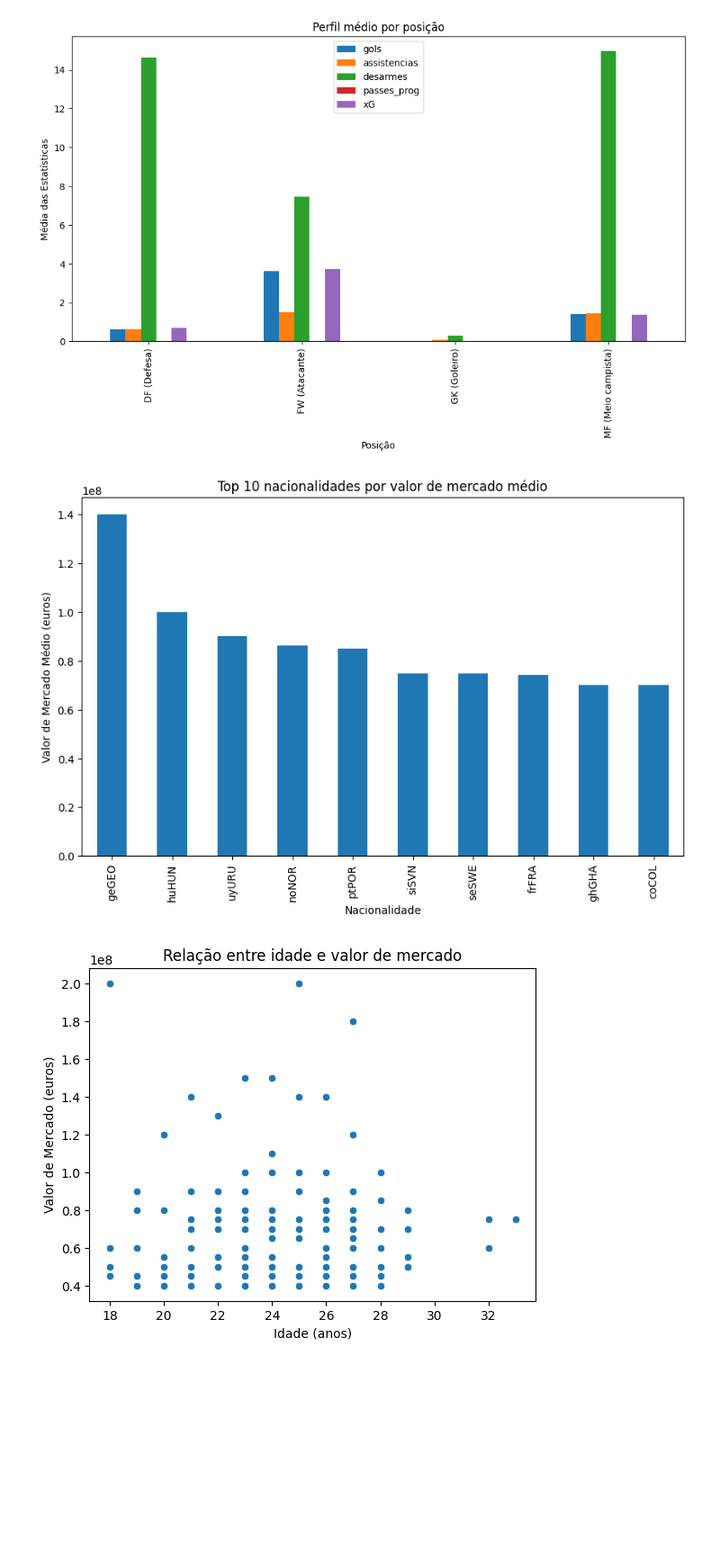
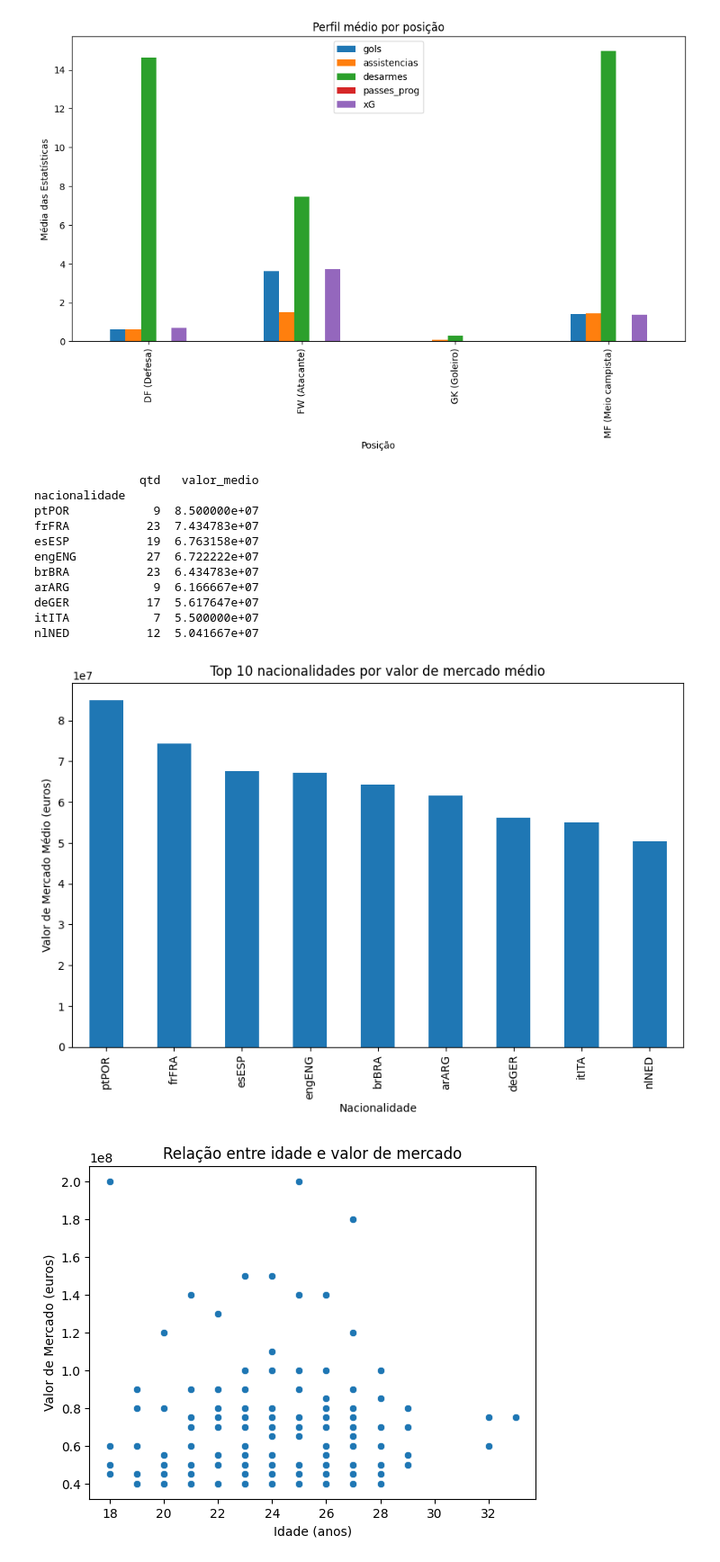
Before and after one commit to GabiMangili/DataMiningTrabalho, a Jupyter notebook: datamining.ipynb, the cells around one changed output. Shown at 90% size. Drawn from its saved outputs; the diff is of its cells as text; code cells hidden in the pictures; blank space fills up the shorter version.

```diff
--- a/datamining.ipynb
+++ b/datamining.ipynb
@@ -551,36 +535,50 @@ plt.show()
 # %%
 nac = (
     dataset_final
+    .dropna(subset=["valor_mercado"])  # mantém apenas quem tem valor
     .groupby("nacionalidade")
     .agg(
-        qtd=("nome","count"),
-        valor_medio=("valor_mercado","mean")
+        qtd=("valor_mercado", "count"),
+        valor_medio=("valor_mercado", "mean")
     )
 )
 
+# exige pelo menos 5 jogadores COM valor de mercado
 nac = nac[nac["qtd"] >= 5]
 
 top10 = (
     nac
     .sort_values(
         "valor_medio",
         ascending=False
     )
     .head(10)
 )
 
+print(top10)
+
 top10["valor_medio"].plot(
     kind="bar",
     figsize=(10,6)
 )
 
 plt.title("Top 10 nacionalidades por valor de mercado médio")
 plt.xlabel("Nacionalidade")
 plt.ylabel("Valor de Mercado Médio (euros)")
-
 plt.show()
 # %% [output]
+               qtd   valor_medio
+nacionalidade
+ptPOR            9  8.500000e+07
+frFRA           23  7.434783e+07
+esESP           19  6.763158e+07
+engENG          27  6.722222e+07
+brBRA           23  6.434783e+07
+arARG            9  6.166667e+07
+deGER           17  5.617647e+07
+itITA            7  5.500000e+07
+nlNED           12  5.041667e+07
-[figure, old version]
+[figure, new version]
 # %%
 sns.scatterplot(
     data=dataset_final,
```
Also changed, not shown: parts of 4 cells of this notebook, 1 other file.
